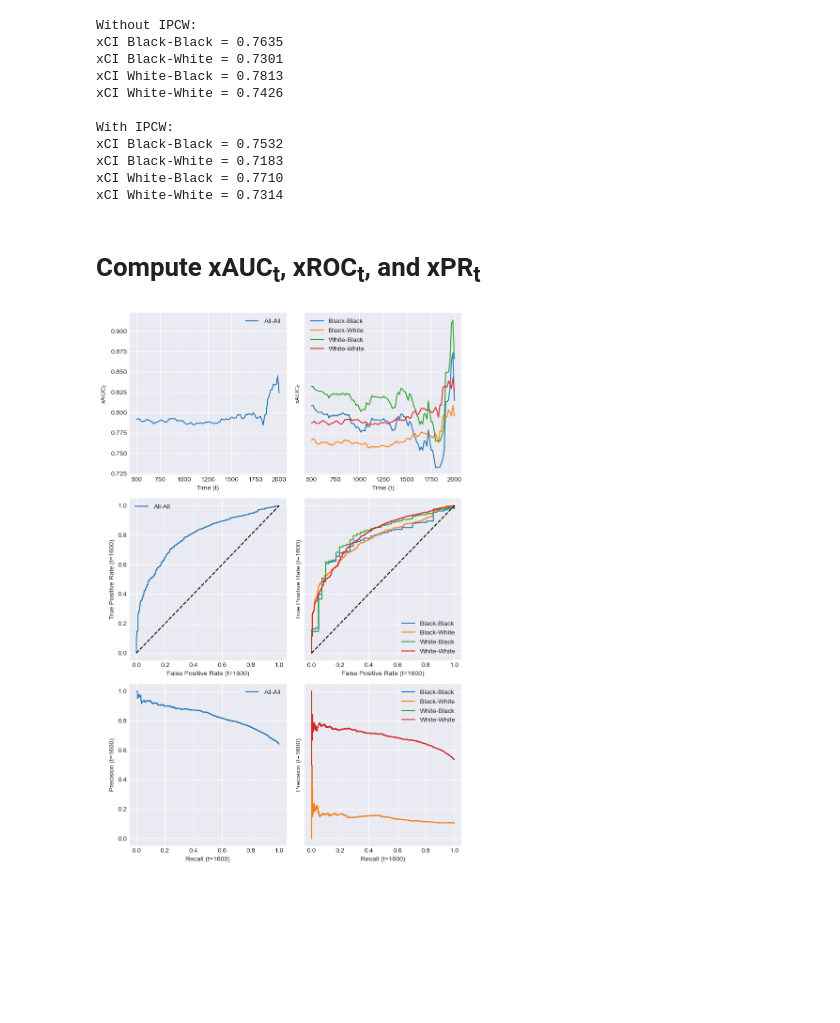
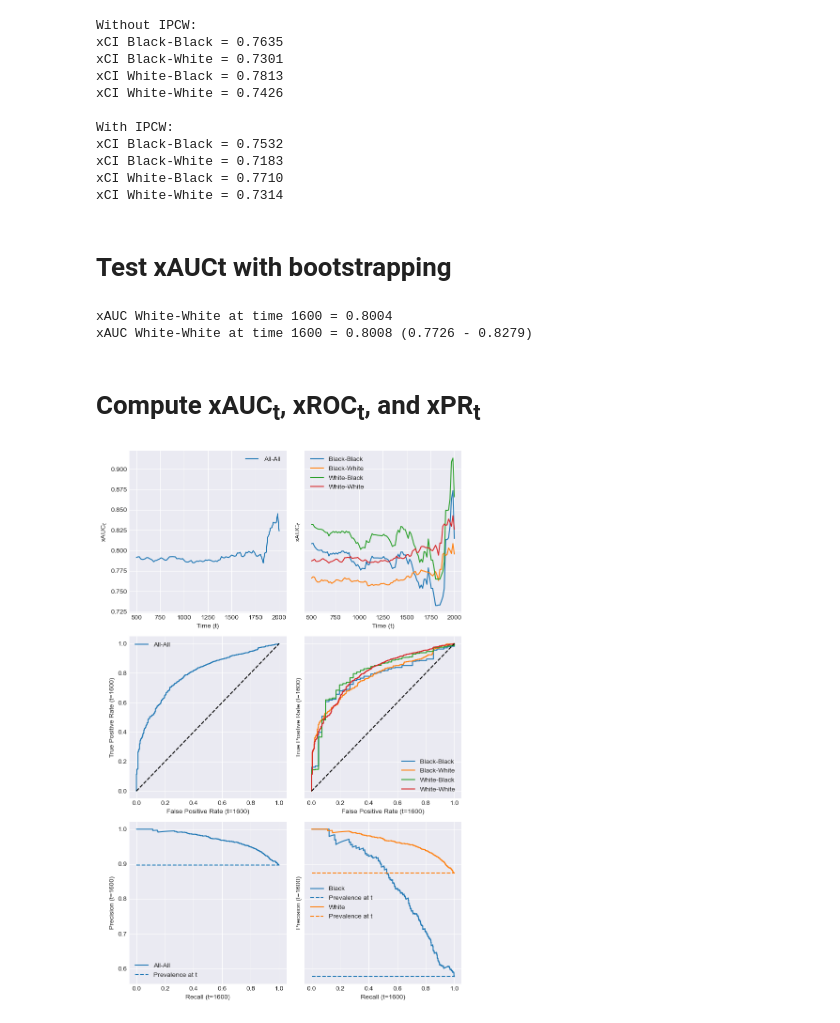
Before and after one commit to mengelhard/tte-performance, a Jupyter notebook: validate.ipynb, the cells around one changed output. Cells and saved outputs as stored; diff of their text form; code cells hidden in the pictures; blank space fills up the shorter version.

```diff
--- a/validate.ipynb
+++ b/validate.ipynb
@@ -107,7 +107,7 @@ for g1, l1 in zip([black_test, white_test], ['Black', 'White']):
             l1, l2,
             xCI(
                 s_test, t_test, pred_risk,
-                g1_bool=g1, g2_bool=g2,
+                g1_bool=g1, g2_bool=g2
             )
         ))
 
@@ -123,7 +123,7 @@ for g1, l1 in zip([black_test, white_test], ['Black', 'White']):
             xCI(
                 s_test, t_test, pred_risk,
                 weights=ipc_weights(s_train, t_train, s_test, t_test, tau='auto'),
-                g1_bool=g1, g2_bool=g2,
+                g1_bool=g1, g2_bool=g2
             )
         ))
 # %% [output]
@@ -138,6 +138,40 @@ xCI Black-Black = 0.7532
 xCI Black-White = 0.7183
 xCI White-Black = 0.7710
 xCI White-White = 0.7314
+# %% [markdown]
+# Test xAUCt with bootstrapping
+# %%
+time = 1600
+
+auc_result = xAUCt(
+    s_test, t_test, pred_risk,
+    np.array([time]),
+    g1_bool=g1, g2_bool=g2
+)
+
+print('xAUC %s-%s at time %i = %.4f' % (
+    l1, l2,
+    time,
+    auc_result
+))
+
+samples = xAUCt(
+    s_test, t_test, pred_risk,
+    np.array([time]),
+    g1_bool=g1, g2_bool=g2,
+    n_bootstrap_samples=1000
+)
+
+print('xAUC %s-%s at time %i = %.4f (%.4f - %.4f)' % (
+    l1, l2,
+    time,
+    np.percentile(samples, 50),
+    np.percentile(samples, 2.5),
+    np.percentile(samples, 97.5)
+))
+# %% [output]
+xAUC White-White at time 1600 = 0.8004
+xAUC White-White at time 1600 = 0.8008 (0.7726 - 0.8279)
 # %% [markdown]
 # Compute xAUC<sub>t</sub>, xROC<sub>t</sub>, and xPR<sub>t</sub>
 # %%
@@ -165,13 +199,14 @@ tprt, fprt, _ = xROCt(
 
 ax[1, 0].plot(fprt, tprt, label='All-All')
 
-recallt, precisiont, _ = xPRt(
+recallt, precisiont, _, prevt = xPRt(
     s_test, t_test, pred_risk, time,
     g1_bool=black_test | white_test,
     g2_bool=black_test | white_test
 )
 
-ax[2, 0].plot(recallt, precisiont, label='All-All')
+p = ax[2, 0].plot(recallt, precisiont, label='All-All')
+ax[2, 0].plot([0, 1], [prevt, prevt], '--', color=p[0].get_color(), label='Prevalence at t')
 
 for g1, l1 in zip([black_test, white_test], ['Black', 'White']):
 
@@ -186,37 +221,45 @@ for g1, l1 in zip([black_test, white_test], ['Black', 'White']):
         ax[0, 1].plot(times, auct, label='%s-%s' % (l1, l2))
 
         tprt, fprt, _ = xROCt(
             s_test, t_test, pred_risk, time,
             g1_bool=g1,
             g2_bool=g2
         )
 
         ax[1, 1].plot(fprt, tprt, label='%s-%s' % (l1, l2))
 
-        recallt, precisiont, _ = xPRt(
-            s_test, t_test, pred_risk, time,
-            g1_bool=g1,
-            g2_bool=g2
-        )
+#         recallt, precisiont, _ = xPRt(
+#             s_test, t_test, pred_risk, time,
+#             g1_bool=g1,
+#             g2_bool=g2
+#         )
 
-        ax[2, 1].plot(recallt, precisiont, label='%s-%s' % (l1, l2))
+#         ax[2, 1].plot(recallt, precisiont, label='%s-%s' % (l1, l2))
+
+    recallt, precisiont, _, prevt = xPRt(
+        s_test, t_test, pred_risk, time,
+        g1_bool=g1
+    )
+
+    p = ax[2, 1].plot(recallt, precisiont, label='%s' % l1)
+    ax[2, 1].plot([0, 1], [prevt, prevt], '--', color=p[0].get_color(), label='Prevalence at t')
 
 for i in range(2):
 
     ax[0, i].set_ylabel('xAUC$_t$')
     ax[0, i].set_xlabel('Time (t)')
     ax[0, i].legend()
 
     ax[1, i].plot([0, 1], [0, 1], 'k--')
     ax[1, i].set_ylabel('True Positive Rate (t=%i)' % time)
     ax[1, i].set_xlabel('False Positive Rate (t=%i)' % time)
     ax[1, i].legend()
 
     ax[2, i].set_ylabel('Precision (t=%i)' % time)
     ax[2, i].set_xlabel('Recall (t=%i)' % time)
     ax[2, i].legend()
 
 plt.tight_layout()
 plt.show()
 # %% [output]
-[figure, old version]
+[figure, new version]
```
Also changed, not shown: 1 other file.
